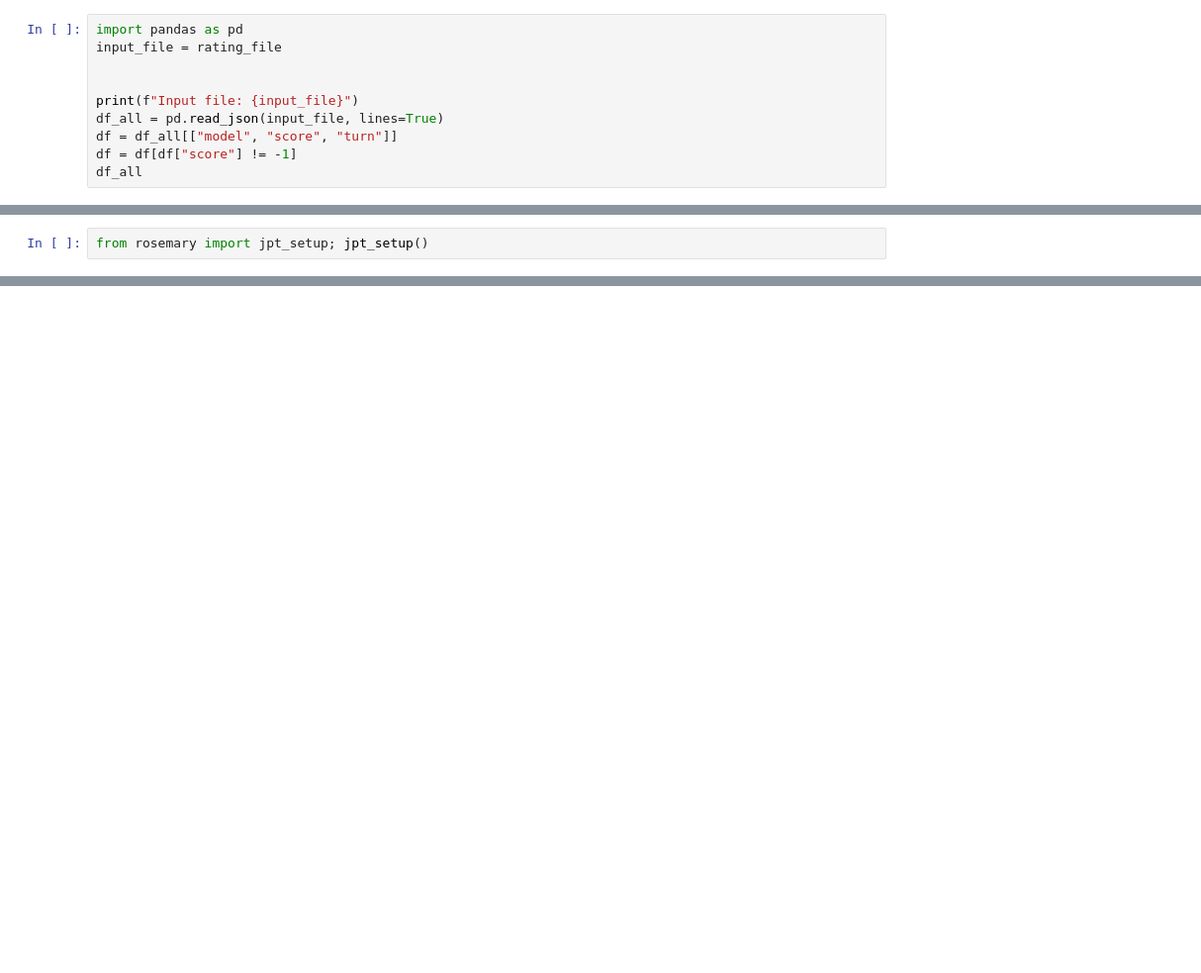
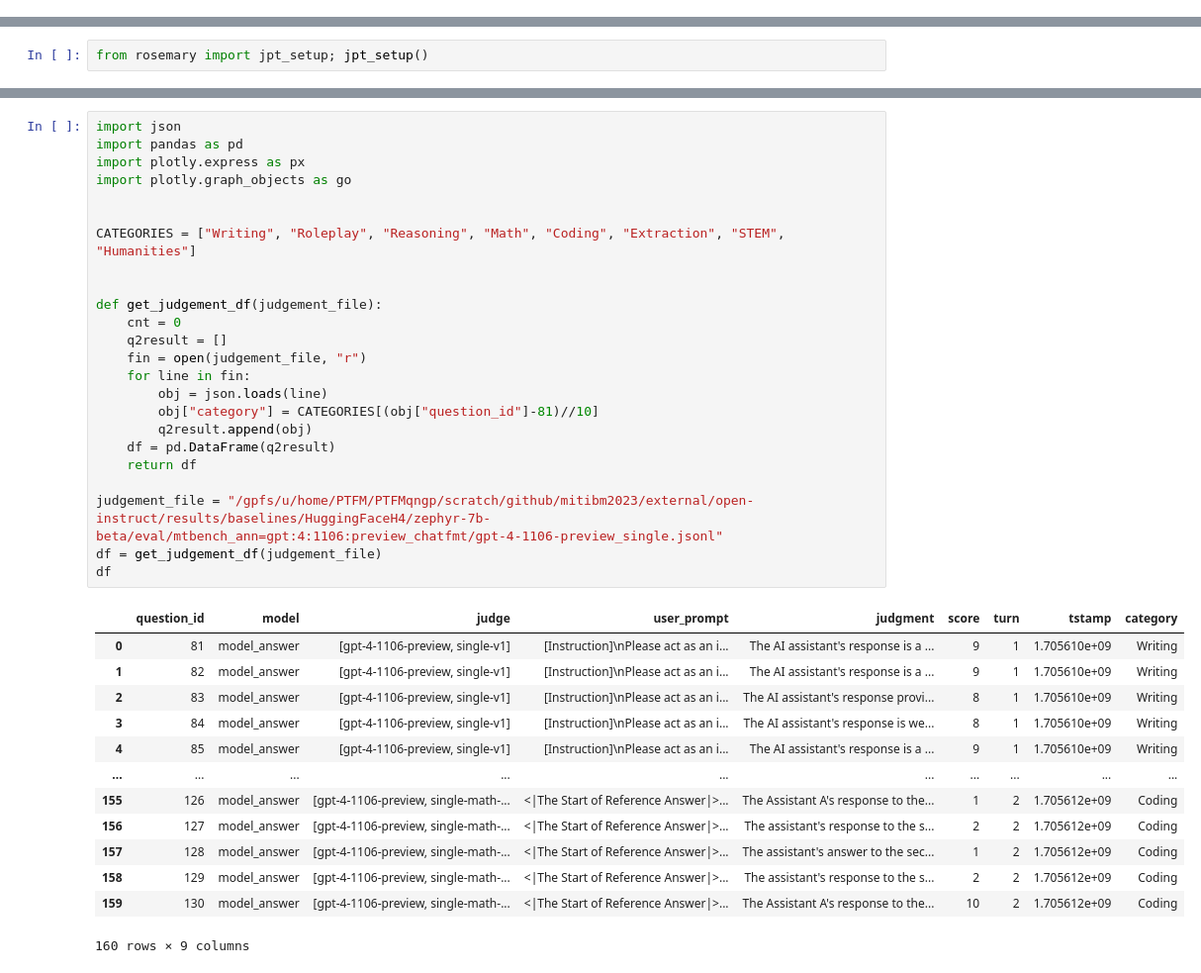
Before and after one commit to tt6746690/open-instruct, a Jupyter notebook: scripts/eval_mtbench.ipynb, the cells around one changed output, grey strips where cells are left out. Shown at 99% size. Drawn from its saved outputs; the diff is of its cells as text; blank space fills up the shorter version.

```diff
--- a/scripts/eval_mtbench.ipynb
+++ b/scripts/eval_mtbench.ipynb
@@ -142,10 +0,0 @@ Save metrics to
-# %%
-import pandas as pd
-input_file = rating_file
-
-
-print(f"Input file: {input_file}")
-df_all = pd.read_json(input_file, lines=True)
-df = df_all[["model", "score", "turn"]]
-df = df[df["score"] != -1]
-df_all
@@ -507,0 +3,38 @@ for question in tqdm(questions):
+# %%
+import json
+import pandas as pd
+import plotly.express as px
+import plotly.graph_objects as go
+
+
+CATEGORIES = ["Writing", "Roleplay", "Reasoning", "Math", "Coding", "Extraction", "STEM", "Humanities"]
+
+
+def get_judgement_df(judgement_file):
+    cnt = 0
+    q2result = []
+    fin = open(judgement_file, "r")
+    for line in fin:
+        obj = json.loads(line)
+        obj["category"] = CATEGORIES[(obj["question_id"]-81)//10]
+        q2result.append(obj)
+    df = pd.DataFrame(q2result)
+    return df
+
+judgement_file = "/gpfs/u/home/PTFM/PTFMqngp/scratch/github/mitibm2023/external/open-instruct/results/baselines/HuggingFaceH4/zephyr-7b-beta/eval/mtbench_ann=gpt:4:1106:preview_chatfmt/gpt-4-1106-preview_single.jsonl"
+df = get_judgement_df(judgement_file)
+df
+# %% [output]
+|  | question_id | model | judge | user_prompt | judgment | score | turn | tstamp | category |
+| 0 | 81 | model_answer | [gpt-4-1106-preview, single-v1] | [Instruction]\nPlease act as an i... | The AI assistant's response is a ... | 9 | 1 | 1.705610e+09 | Writing |
+| 1 | 82 | model_answer | [gpt-4-1106-preview, single-v1] | [Instruction]\nPlease act as an i... | The AI assistant's response is a ... | 9 | 1 | 1.705610e+09 | Writing |
+| 2 | 83 | model_answer | [gpt-4-1106-preview, single-v1] | [Instruction]\nPlease act as an i... | The AI assistant's response provi... | 8 | 1 | 1.705610e+09 | Writing |
+| 3 | 84 | model_answer | [gpt-4-1106-preview, single-v1] | [Instruction]\nPlease act as an i... | The AI assistant's response is we... | 8 | 1 | 1.705610e+09 | Writing |
+| 4 | 85 | model_answer | [gpt-4-1106-preview, single-v1] | [Instruction]\nPlease act as an i... | The AI assistant's response is a ... | 9 | 1 | 1.705610e+09 | Writing |
+| ... | ... | ... | ... | ... | ... | ... | ... | ... | ... |
+| 155 | 126 | model_answer | [gpt-4-1106-preview, single-math-... | <|The Start of Reference Answer|>... | The Assistant A's response to the... | 1 | 2 | 1.705612e+09 | Coding |
+| 156 | 127 | model_answer | [gpt-4-1106-preview, single-math-... | <|The Start of Reference Answer|>... | The assistant's response to the s... | 2 | 2 | 1.705612e+09 | Coding |
+| 157 | 128 | model_answer | [gpt-4-1106-preview, single-math-... | <|The Start of Reference Answer|>... | The assistant's answer to the sec... | 1 | 2 | 1.705612e+09 | Coding |
+| 158 | 129 | model_answer | [gpt-4-1106-preview, single-math-... | <|The Start of Reference Answer|>... | The assistant's response to the s... | 2 | 2 | 1.705612e+09 | Coding |
+| 159 | 130 | model_answer | [gpt-4-1106-preview, single-math-... | <|The Start of Reference Answer|>... | The Assistant A's response to the... | 10 | 2 | 1.705612e+09 | Coding |
+160 rows × 9 columns
```
Also changed, not shown: parts of 28 cells of this notebook, 4 other files.
